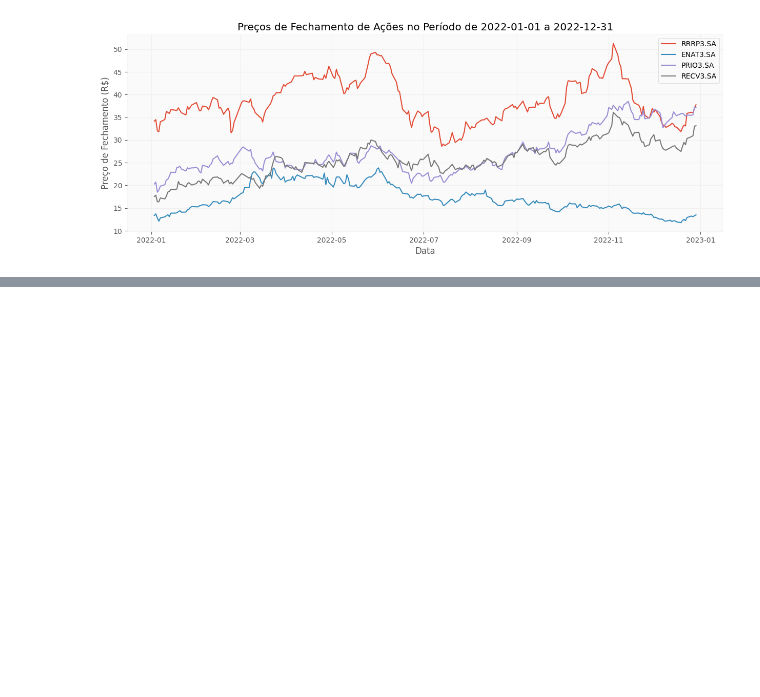
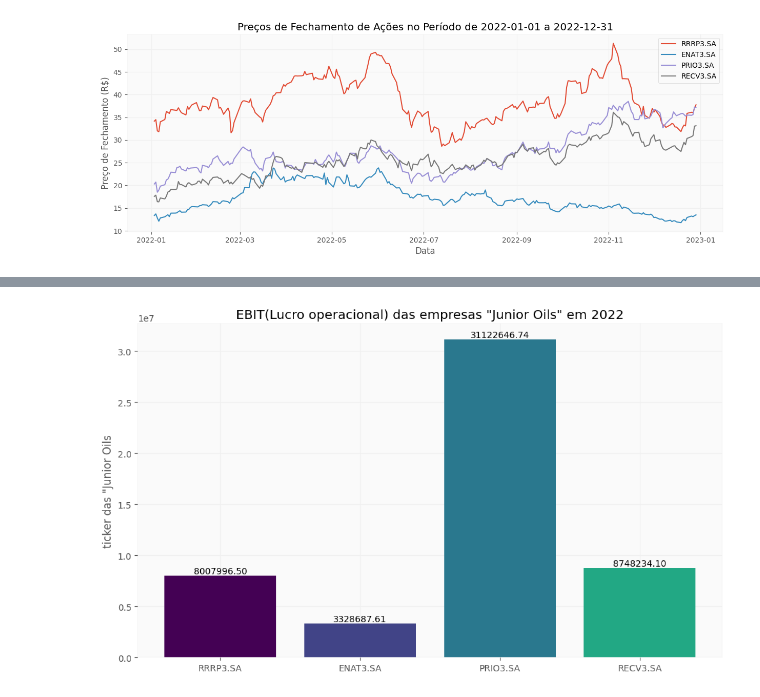
Before and after one commit to Wsouza36/Ciencia-de-Dados---PUC, a Jupyter notebook: MVP_CD_Análise_Financeira.ipynb, the cells around one changed output, grey strips where cells are left out. Saved outputs shown, nothing was run; the diff lists cells and outputs as text; code cells hidden in the pictures; blank space fills up the shorter version.

```diff
--- a/MVP_CD_Análise_Financeira.ipynb
+++ b/MVP_CD_Análise_Financeira.ipynb
@@ -1284,0 +1341,3 @@ plt.show()
+# %%
+ev = marketcap + (divida_bruta - caixa_ajustado)
+ev
@@ -1284,0 +1347,33 @@ plt.show()
+# %%
+
+# Prepara a figura (fig) e a área do gráfico (ax) com largura 10 e altura 6 (em polegadas)
+fig, ax = plt.subplots(figsize = (10, 6))
+
+# Plota o gráfico de barras
+b1 = ax.bar(x = tickers, height = ev.iloc[-1], color = coresViridis)
+
+# Acrescenta os valores sobre as barras
+for i, rect in enumerate(b1.patches):
+    height = rect.get_height()
+    ax.text(
+        x = rect.get_x() + rect.get_width() / 2,     # posição x
+        y = height + 5,                             # posição y
+        s = "{:.2f}".format(height),                 # string com o valor
+        ha = "center",                               # alinhamento na horizontal
+        va = "bottom"                                # alinhamento na vertical
+    )
+
+# Acrescenta um título ao gráfico
+plt.title('EBIT(Lucro operacional) das empresas "Junior Oils" em 2022')
+
+# Define os rótulos dos eixos
+# plt.xlabel('país') # como já está no título, não é necessário
+plt.ylabel('ticker das "Junior Oils') # é importante esclarecer a unidade e a ordem de grandeza
+
+# Ajusta as margens do gráfico (para eliminar margens desnecessárias)
+plt.tight_layout()
+
+# Exibe o gráfico
+plt.show()
+# %% [output]
+[figure, added]
```
Also changed, not shown: parts of 14 cells of this notebook.
